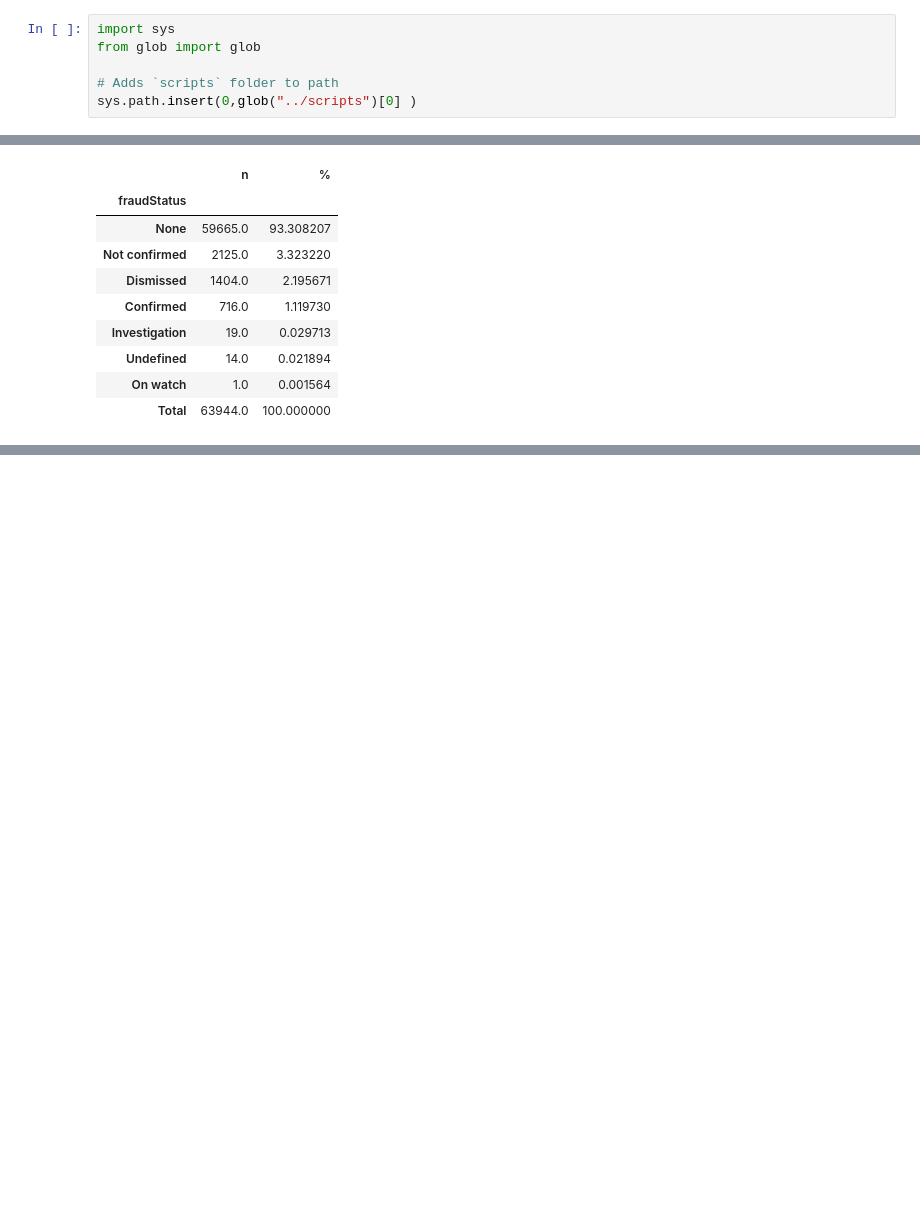
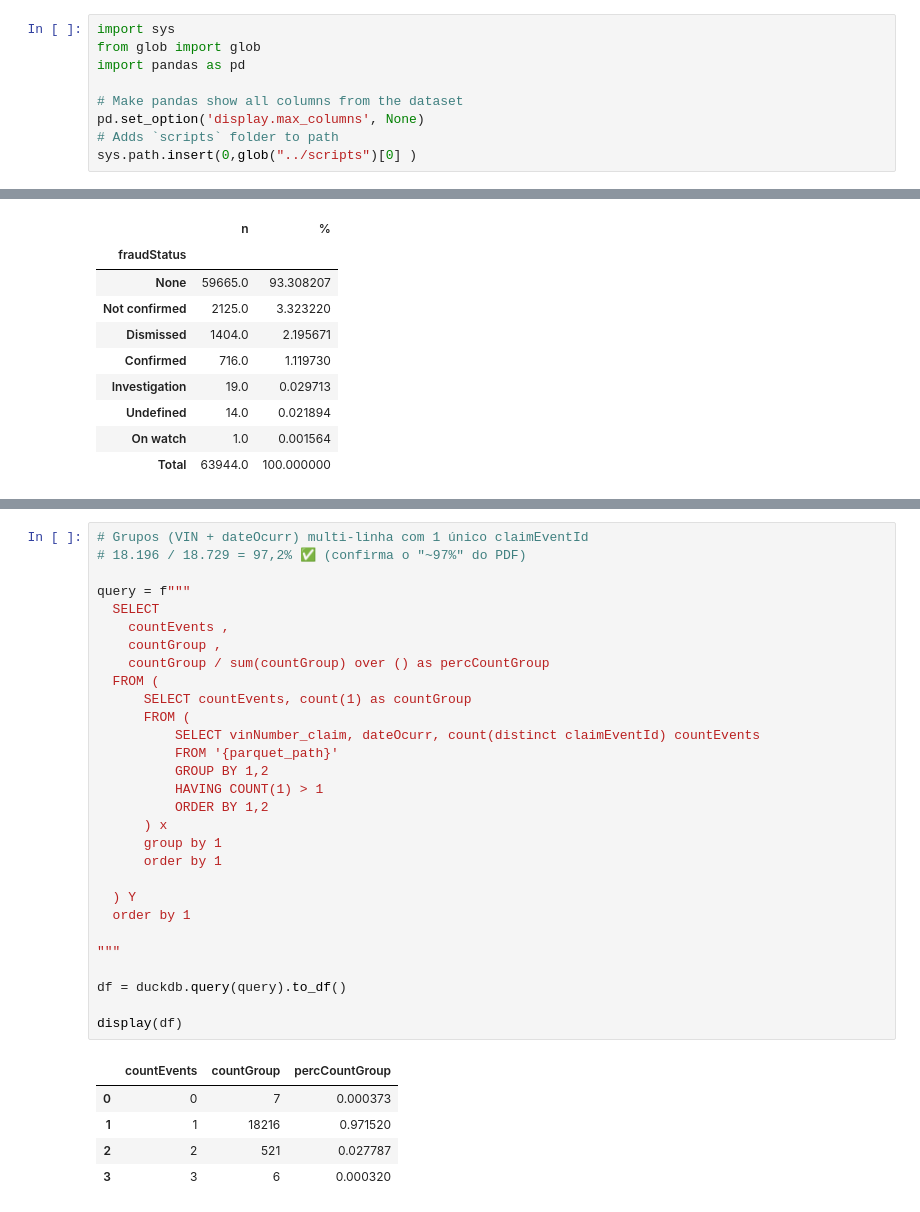
Before and after one commit to damorim77/zurich-ds-fraud-assignment, a Jupyter notebook: notebooks/02-exploration.ipynb, the cells around one changed output, grey strips where cells are left out. Cells and saved outputs as stored; diff of their text form; blank space fills up the shorter version.

```diff
--- a/notebooks/02-exploration.ipynb
+++ b/notebooks/02-exploration.ipynb
@@ -15,7 +22,10 @@ if "google.colab" in str(get_ipython()):
 # %%
 import sys
 from glob import glob
+import pandas as pd
 
+# Make pandas show all columns from the dataset
+pd.set_option('display.max_columns', None)
 # Adds `scripts` folder to path
 sys.path.insert(0,glob("../scripts")[0] )
 # %%
@@ -61,0 +86,35 @@ display(get_frequency_table(df['fraudStatus']))
+# %%
+# Grupos (VIN + dateOcurr) multi-linha com 1 único claimEventId
+# 18.196 / 18.729 = 97,2% ✅ (confirma o "~97%" do PDF)
+
+query = f"""
+  SELECT
+    countEvents ,
+    countGroup ,
+    countGroup / sum(countGroup) over () as percCountGroup
+  FROM (
+      SELECT countEvents, count(1) as countGroup
+      FROM (
+          SELECT vinNumber_claim, dateOcurr, count(distinct claimEventId) countEvents
+          FROM '{parquet_path}'
+          GROUP BY 1,2
+          HAVING COUNT(1) > 1
+          ORDER BY 1,2
+      ) x
+      group by 1
+      order by 1
+
+  ) Y
+  order by 1
+
+"""
+
+df = duckdb.query(query).to_df()
+
+display(df)
+# %% [output]
+|  | countEvents | countGroup | percCountGroup |
+| 0 | 0 | 7 | 0.000373 |
+| 1 | 1 | 18216 | 0.971520 |
+| 2 | 2 | 521 | 0.027787 |
+| 3 | 3 | 6 | 0.000320 |
```
Also changed, not shown: parts of 3 cells of this notebook.
